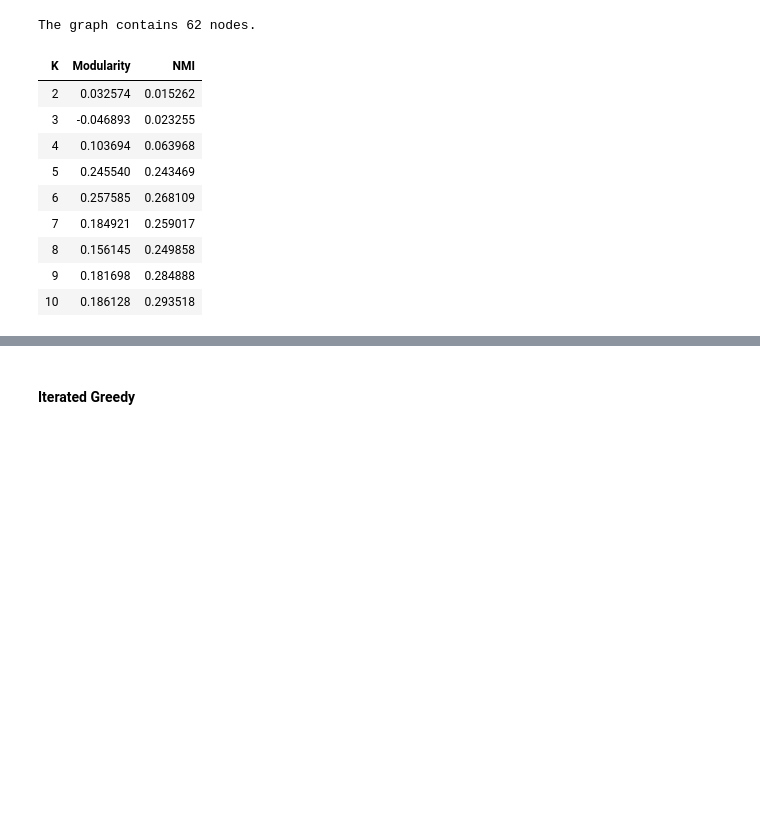
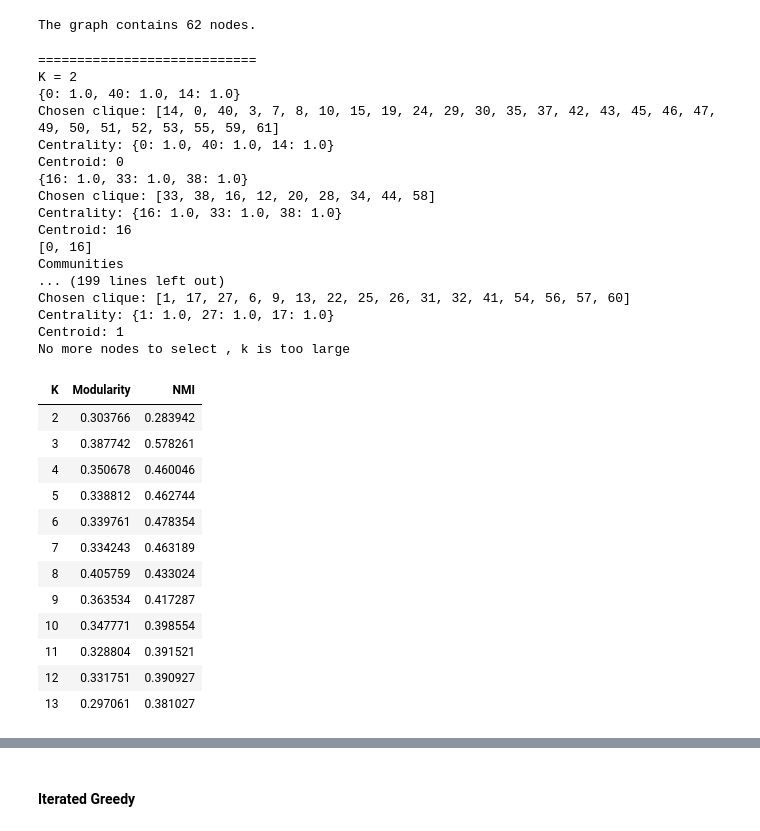
Before and after one commit to MarouaneBenbetka/Awsome-Community-Detection, a Jupyter notebook: Week3_Feb_26/kmeans/test.ipynb, the cells around one changed output, grey strips where cells are left out. Cells and saved outputs as stored; diff of their text form; code cells hidden in the pictures; blank space fills up the shorter version.

```diff
--- a/Week3_Feb_26/kmeans/test.ipynb
+++ b/Week3_Feb_26/kmeans/test.ipynb
@@ -14,6 +14,9 @@ import time
 # %%
 import warnings
 warnings.filterwarnings("ignore")
+# %%
+output_animation_path = "output/animations"
+algorithms_trace = []
 # %% [markdown]
 ## Test
 # %% [markdown]
@@ -34,32 +37,53 @@ The graph contains 62 nodes.
 # %%
 
 start_time = time.time()
-Cmax, Qmax, Kbest , Labels , trace = local_expansion_kmeans(G, adj_matrix, 2, 10 )
+Cmax, Qmax, Kbest , Labels , trace = local_expansion_kmeans(G, adj_matrix, 2, 16 )
 end_time = time.time()
 
 
 for item in trace:
 
     item["NMI"] = calc_nmi(true_labels, communities_to_labels(
         G, item["communities"], original_nodes))
 
 new_methode_time = end_time - start_time
 new_methode_modularity = Qmax
 new_methode_nmi = trace[Kbest-2]["NMI"]
 new_methode_nb_communities = len(Cmax)
 
+algorithms_trace.append({"name": "new_methode", "duration": new_methode_time , "modularity":new_methode_modularity, "nmi":new_methode_nmi, "nb_communities":new_methode_nb_communities})
 
 custom_df_styling(trace)
 # %% [output]
+============================
+K = 2
+{0: 1.0, 40: 1.0, 14: 1.0}
+Chosen clique: [14, 0, 40, 3, 7, 8, 10, 15, 19, 24, 29, 30, 35, 37, 42, 43, 45, 46, 47, 49, 50, 51, 52, 53, 55, 59, 61]
+Centrality: {0: 1.0, 40: 1.0, 14: 1.0}
+Centroid: 0
+{16: 1.0, 33: 1.0, 38: 1.0}
+Chosen clique: [33, 38, 16, 12, 20, 28, 34, 44, 58]
+Centrality: {16: 1.0, 33: 1.0, 38: 1.0}
+Centroid: 16
+[0, 16]
+Communities
+... (199 lines left out)
+Chosen clique: [1, 17, 27, 6, 9, 13, 22, 25, 26, 31, 32, 41, 54, 56, 57, 60]
+Centrality: {1: 1.0, 27: 1.0, 17: 1.0}
+Centroid: 1
+No more nodes to select , k is too large
 | K | Modularity | NMI |
-| 2 | 0.032574 | 0.015262 |
-| 3 | -0.046893 | 0.023255 |
-| 4 | 0.103694 | 0.063968 |
-| 5 | 0.245540 | 0.243469 |
-| 6 | 0.257585 | 0.268109 |
-| 7 | 0.184921 | 0.259017 |
-| 8 | 0.156145 | 0.249858 |
-| 9 | 0.181698 | 0.284888 |
-| 10 | 0.186128 | 0.293518 |
+| 2 | 0.303766 | 0.283942 |
+| 3 | 0.387742 | 0.578261 |
+| 4 | 0.350678 | 0.460046 |
+| 5 | 0.338812 | 0.462744 |
+| 6 | 0.339761 | 0.478354 |
+| 7 | 0.334243 | 0.463189 |
+| 8 | 0.405759 | 0.433024 |
+| 9 | 0.363534 | 0.417287 |
+| 10 | 0.347771 | 0.398554 |
+| 11 | 0.328804 | 0.391521 |
+| 12 | 0.331751 | 0.390927 |
+| 13 | 0.297061 | 0.381027 |
 # %%
 
```
Also changed, not shown: parts of 45 cells of this notebook, 13 other files.
